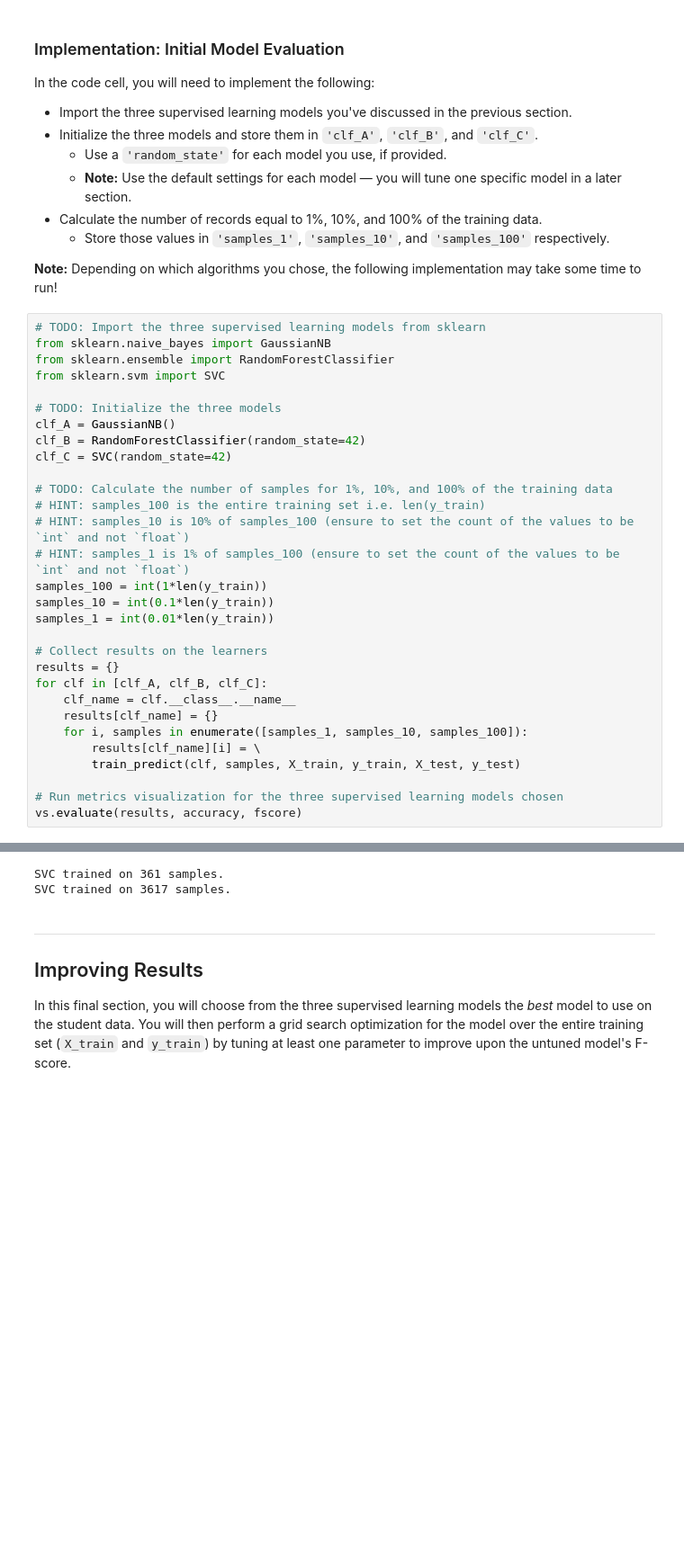
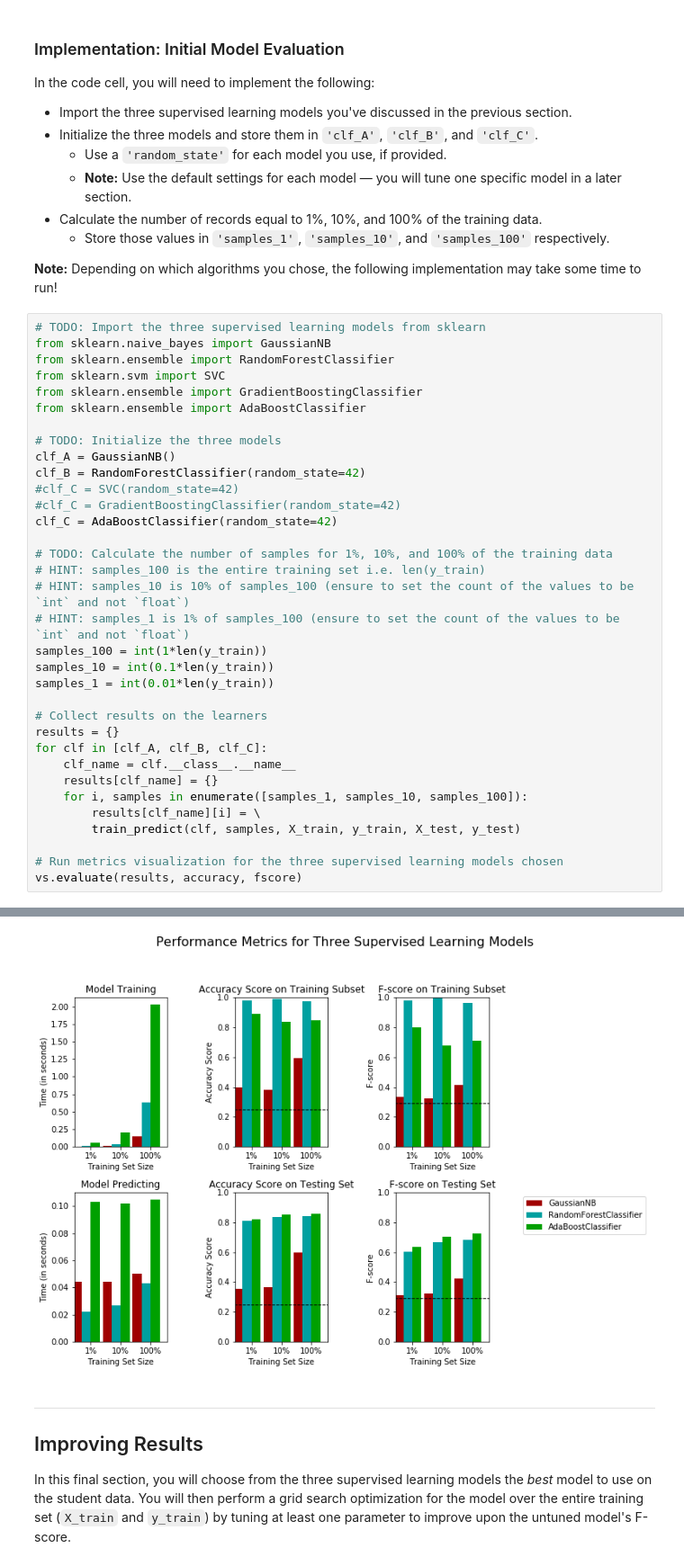
Before and after one commit to matanzit/ud_mle_nd, a Jupyter notebook: projects/finding_donors/finding_donors.ipynb, the cells around one changed output, grey strips where cells are left out. Shown at 90% size. Saved outputs shown, nothing was run; the diff lists cells and outputs as text; blank space fills up the shorter version.

```diff
--- a/projects/finding_donors/finding_donors.ipynb
+++ b/projects/finding_donors/finding_donors.ipynb
@@ -383,11 +386,15 @@ In the code cell, you will need to implement the following:
 from sklearn.naive_bayes import GaussianNB
 from sklearn.ensemble import RandomForestClassifier
 from sklearn.svm import SVC
+from sklearn.ensemble import GradientBoostingClassifier
+from sklearn.ensemble import AdaBoostClassifier
 
 # TODO: Initialize the three models
 clf_A = GaussianNB()
 clf_B = RandomForestClassifier(random_state=42)
-clf_C = SVC(random_state=42)
+#clf_C = SVC(random_state=42)
+#clf_C = GradientBoostingClassifier(random_state=42)
+clf_C = AdaBoostClassifier(random_state=42)
 
 # TODO: Calculate the number of samples for 1%, 10%, and 100% of the training data
 # HINT: samples_100 is the entire training set i.e. len(y_train)
@@ -418,5 +428,4 @@ RandomForestClassifier trained on 36177 samples.
-SVC trained on 361 samples.
-SVC trained on 3617 samples.
+[figure, added]
 # %% [markdown]
 ----
 ## Improving Results
```
Also changed, not shown: parts of 18 cells of this notebook.
